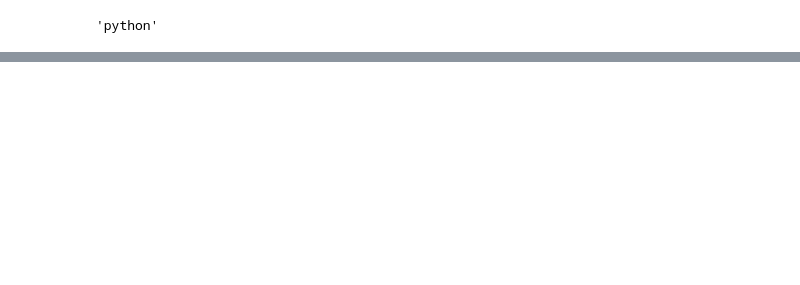
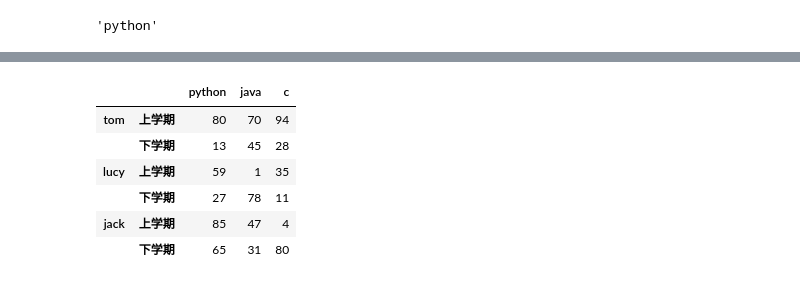
Before and after one commit to esir-indv/Pandas-Matplotlib, a Jupyter notebook: 多级索引.ipynb, the cells around one changed output, grey strips where cells are left out. Saved outputs shown, nothing was run; the diff lists cells and outputs as text; code cells hidden in the pictures; blank space fills up the shorter version.

```diff
--- a/多级索引.ipynb
+++ b/多级索引.ipynb
@@ -282,0 +297,11 @@ df7
+# %%
+# 0，1 从外往里，或者里边是-1，外边是-2
+df7.stack(level=0)
+# %% [output]
+|  |  | python | java | c |
+| tom | 上学期 | 80 | 70 | 94 |
+|  | 下学期 | 13 | 45 | 28 |
+| lucy | 上学期 | 59 | 1 | 35 |
+|  | 下学期 | 27 | 78 | 11 |
+| jack | 上学期 | 85 | 47 | 4 |
+|  | 下学期 | 65 | 31 | 80 |
```
Also changed, not shown: parts of 24 cells of this notebook, 1 other file.
